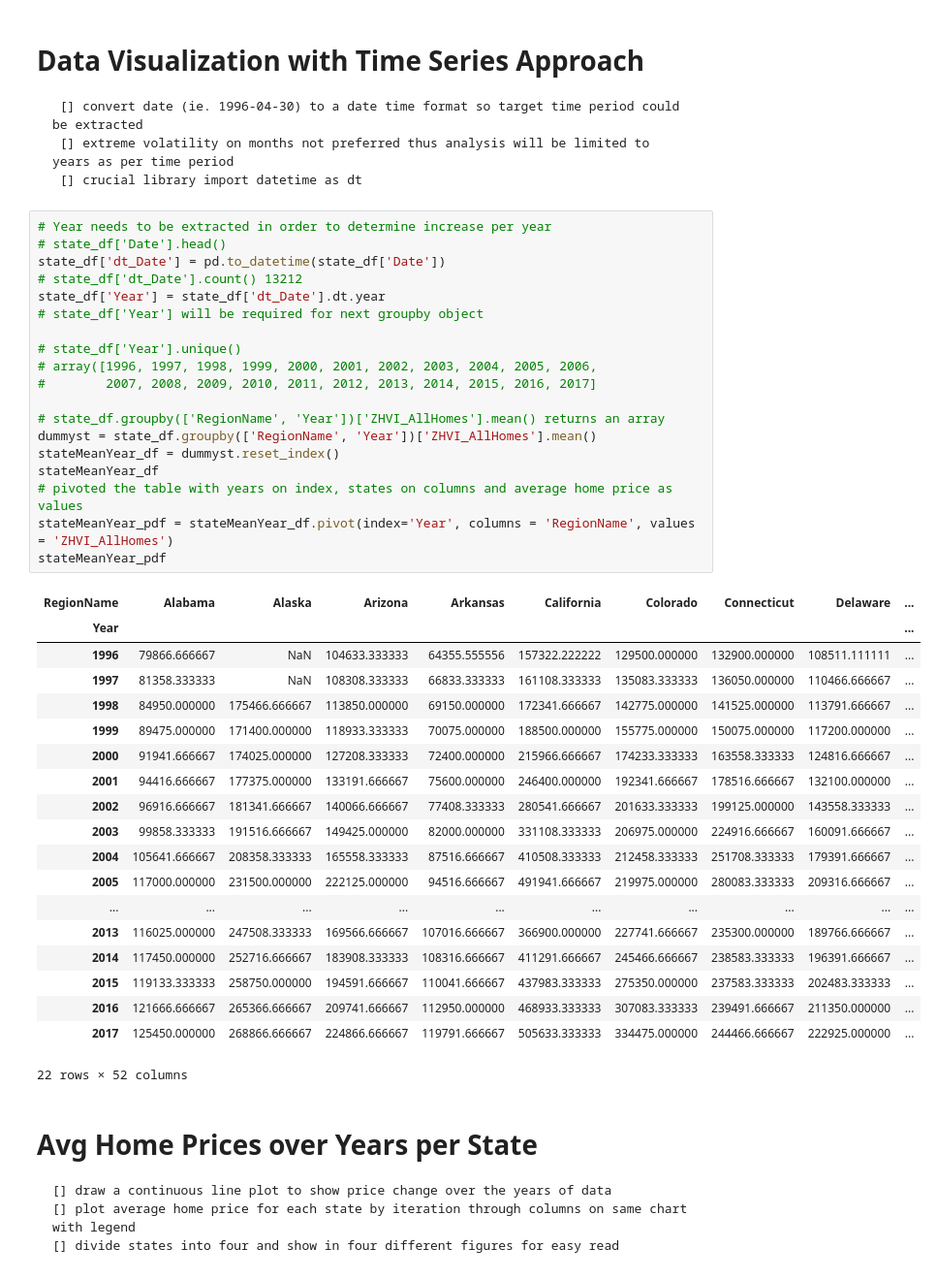
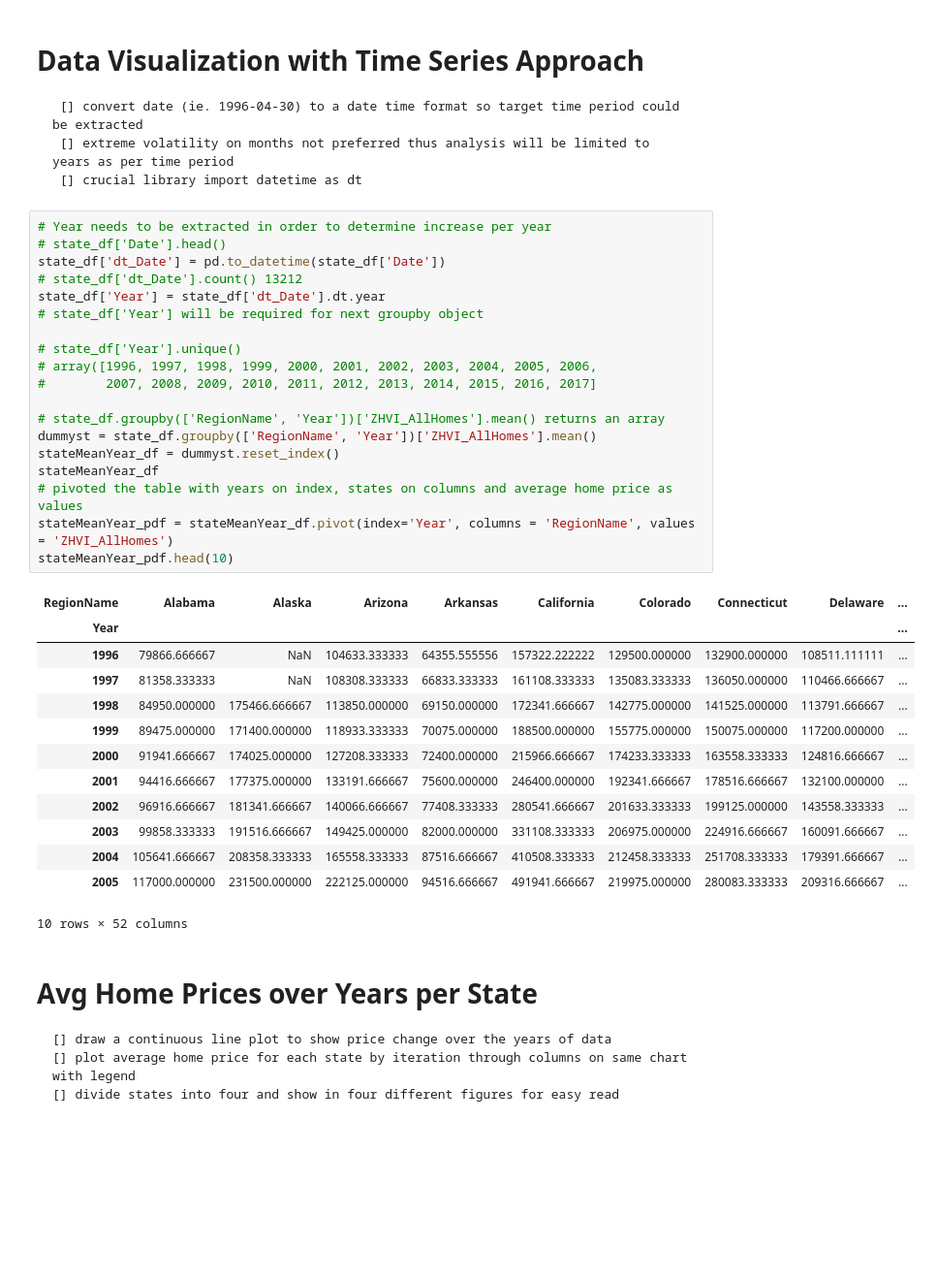
Before and after one commit to attila5287/DU_BigData_TeamProject1_WheresJames, a Jupyter notebook: Pr1_TeamWheresJames_Attila_RealEstate.ipynb, the cells around one changed output. Shown at 97% size. Cells and saved outputs as stored; diff of their text form; blank space fills up the shorter version.

```diff
--- a/Pr1_TeamWheresJames_Attila_RealEstate.ipynb
+++ b/Pr1_TeamWheresJames_Attila_RealEstate.ipynb
@@ -64,41 +66,35 @@ plt.show()
 # Year needs to be extracted in order to determine increase per year
 # state_df['Date'].head()
 state_df['dt_Date'] = pd.to_datetime(state_df['Date'])
 # state_df['dt_Date'].count() 13212
 state_df['Year'] = state_df['dt_Date'].dt.year
 # state_df['Year'] will be required for next groupby object
 
 # state_df['Year'].unique()
 # array([1996, 1997, 1998, 1999, 2000, 2001, 2002, 2003, 2004, 2005, 2006,
 #        2007, 2008, 2009, 2010, 2011, 2012, 2013, 2014, 2015, 2016, 2017]
 
 # state_df.groupby(['RegionName', 'Year'])['ZHVI_AllHomes'].mean() returns an array
 dummyst = state_df.groupby(['RegionName', 'Year'])['ZHVI_AllHomes'].mean()
 stateMeanYear_df = dummyst.reset_index()
 stateMeanYear_df
 # pivoted the table with years on index, states on columns and average home price as values
 stateMeanYear_pdf = stateMeanYear_df.pivot(index='Year', columns = 'RegionName', values = 'ZHVI_AllHomes')
-stateMeanYear_pdf
+stateMeanYear_pdf.head(10)
 # %% [output]
 | RegionName | Alabama | Alaska | Arizona | Arkansas | California | Colorado | Connecticut | Delaware | ... |
 | Year |  |  |  |  |  |  |  |  | ... |
 | 1996 | 79866.666667 | NaN | 104633.333333 | 64355.555556 | 157322.222222 | 129500.000000 | 132900.000000 | 108511.111111 | ... |
 | 1997 | 81358.333333 | NaN | 108308.333333 | 66833.333333 | 161108.333333 | 135083.333333 | 136050.000000 | 110466.666667 | ... |
 | 1998 | 84950.000000 | 175466.666667 | 113850.000000 | 69150.000000 | 172341.666667 | 142775.000000 | 141525.000000 | 113791.666667 | ... |
 | 1999 | 89475.000000 | 171400.000000 | 118933.333333 | 70075.000000 | 188500.000000 | 155775.000000 | 150075.000000 | 117200.000000 | ... |
 | 2000 | 91941.666667 | 174025.000000 | 127208.333333 | 72400.000000 | 215966.666667 | 174233.333333 | 163558.333333 | 124816.666667 | ... |
 | 2001 | 94416.666667 | 177375.000000 | 133191.666667 | 75600.000000 | 246400.000000 | 192341.666667 | 178516.666667 | 132100.000000 | ... |
 | 2002 | 96916.666667 | 181341.666667 | 140066.666667 | 77408.333333 | 280541.666667 | 201633.333333 | 199125.000000 | 143558.333333 | ... |
 | 2003 | 99858.333333 | 191516.666667 | 149425.000000 | 82000.000000 | 331108.333333 | 206975.000000 | 224916.666667 | 160091.666667 | ... |
 | 2004 | 105641.666667 | 208358.333333 | 165558.333333 | 87516.666667 | 410508.333333 | 212458.333333 | 251708.333333 | 179391.666667 | ... |
 | 2005 | 117000.000000 | 231500.000000 | 222125.000000 | 94516.666667 | 491941.666667 | 219975.000000 | 280083.333333 | 209316.666667 | ... |
-| ... | ... | ... | ... | ... | ... | ... | ... | ... | ... |
-| 2013 | 116025.000000 | 247508.333333 | 169566.666667 | 107016.666667 | 366900.000000 | 227741.666667 | 235300.000000 | 189766.666667 | ... |
-| 2014 | 117450.000000 | 252716.666667 | 183908.333333 | 108316.666667 | 411291.666667 | 245466.666667 | 238583.333333 | 196391.666667 | ... |
-| 2015 | 119133.333333 | 258750.000000 | 194591.666667 | 110041.666667 | 437983.333333 | 275350.000000 | 237583.333333 | 202483.333333 | ... |
-| 2016 | 121666.666667 | 265366.666667 | 209741.666667 | 112950.000000 | 468933.333333 | 307083.333333 | 239491.666667 | 211350.000000 | ... |
-| 2017 | 125450.000000 | 268866.666667 | 224866.666667 | 119791.666667 | 505633.333333 | 334475.000000 | 244466.666667 | 222925.000000 | ... |
-22 rows × 52 columns
+10 rows × 52 columns
 # %% [markdown]
 # Avg Home Prices over Years per State
     [] draw a continuous line plot to show price change over the years of data
```
Also changed, not shown: parts of 28 cells of this notebook.
